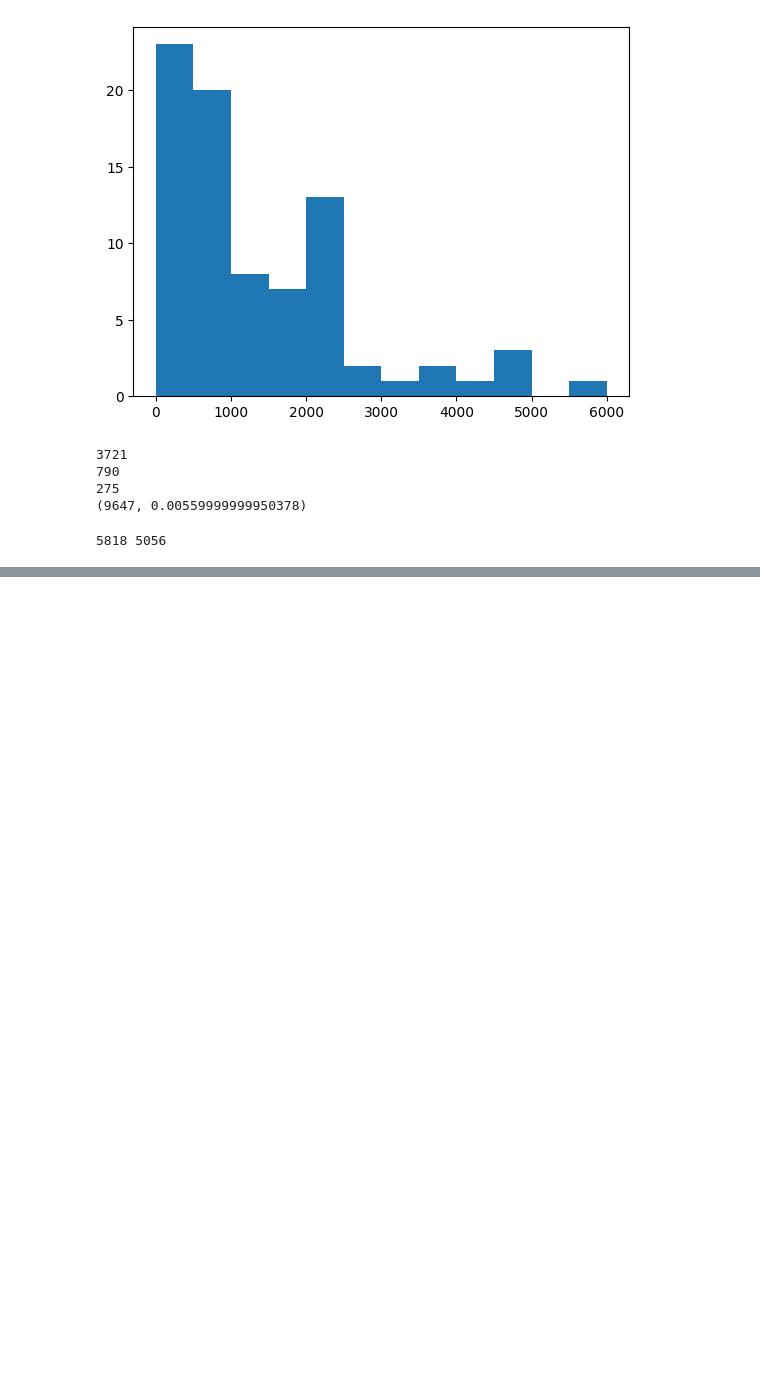
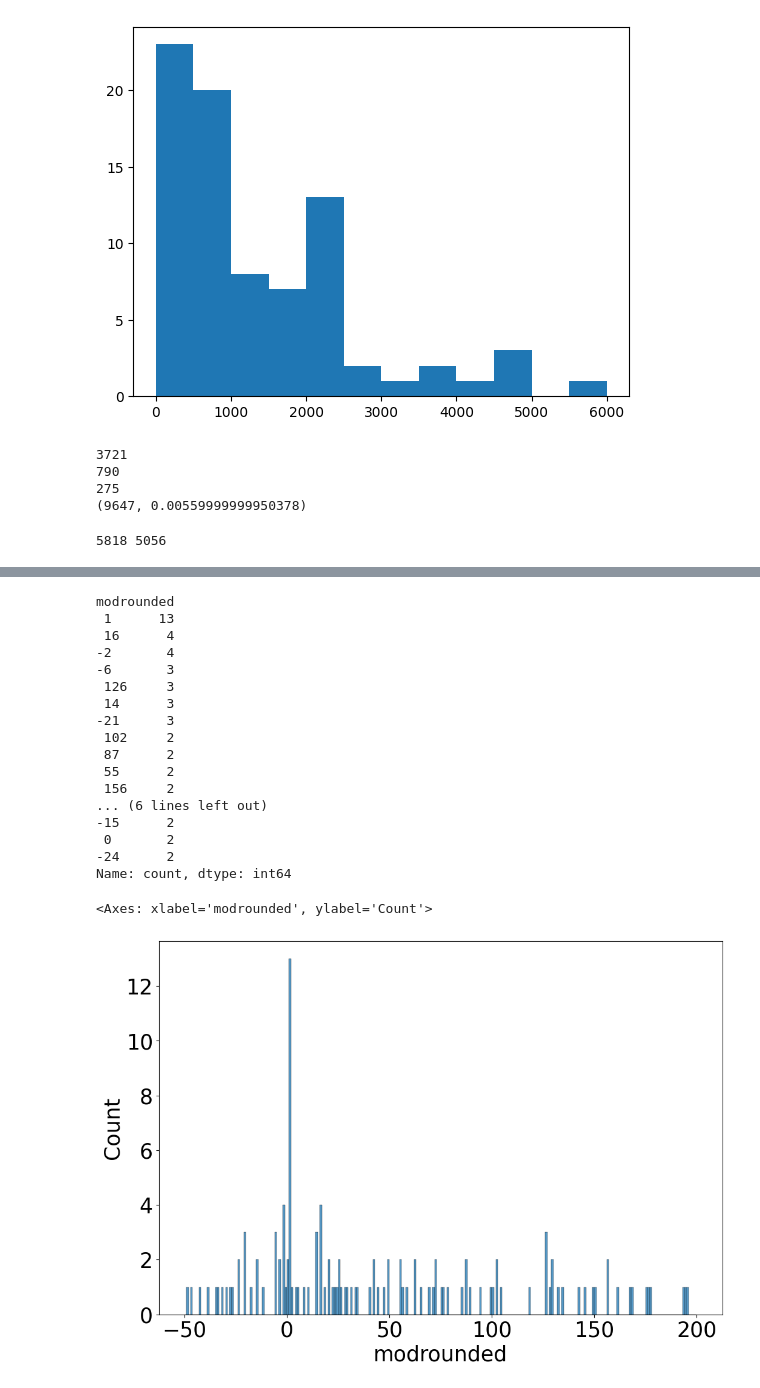
Before and after one commit to todanielwang/TopMPI, a Jupyter notebook: Experiments/notebook.ipynb, the cells around one changed output, grey strips where cells are left out. Saved outputs shown, nothing was run; the diff lists cells and outputs as text; code cells hidden in the pictures; blank space fills up the shorter version.

```diff
--- a/Experiments/notebook.ipynb
+++ b/Experiments/notebook.ipynb
@@ -5288,0 +5234,32 @@ sns.histplot(filtered["EC_score"])
+# %%
+secondary = util.read_tsv("/home/daniel/Desktop/datafiles/RealData/yeast/yeast/Yeast_1_TopMPI/Secondary_ms2_toppic_proteoform_single.tsv")
+secondary = secondary[secondary["#unexpected modifications"] == 1]
+secondary['modvalue'] = secondary['unexpected modifications'].str.extract(r'([+-]?\d+\.\d+)').astype(float).fillna(0)
+secondary['modrounded'] = secondary['modvalue'].round().astype(int)
+
+print(secondary['modrounded'].value_counts().head(20))
+
+plt.rcParams.update({'font.size': 25})
+
+plt.figure(figsize=(12, 8))
+sns.histplot(secondary['modrounded'], bins=bins)
+# %% [output]
+modrounded
+ 1      13
+ 16      4
+-2       4
+-6       3
+ 126     3
+ 14      3
+-21      3
+ 102     2
+ 87      2
+ 55      2
+ 156     2
+... (6 lines left out)
+-15      2
+ 0       2
+-24      2
+Name: count, dtype: int64
+<Axes: xlabel='modrounded', ylabel='Count'>
+[figure, added]
```
Also changed, not shown: parts of 12 cells of this notebook, 6 other files.
